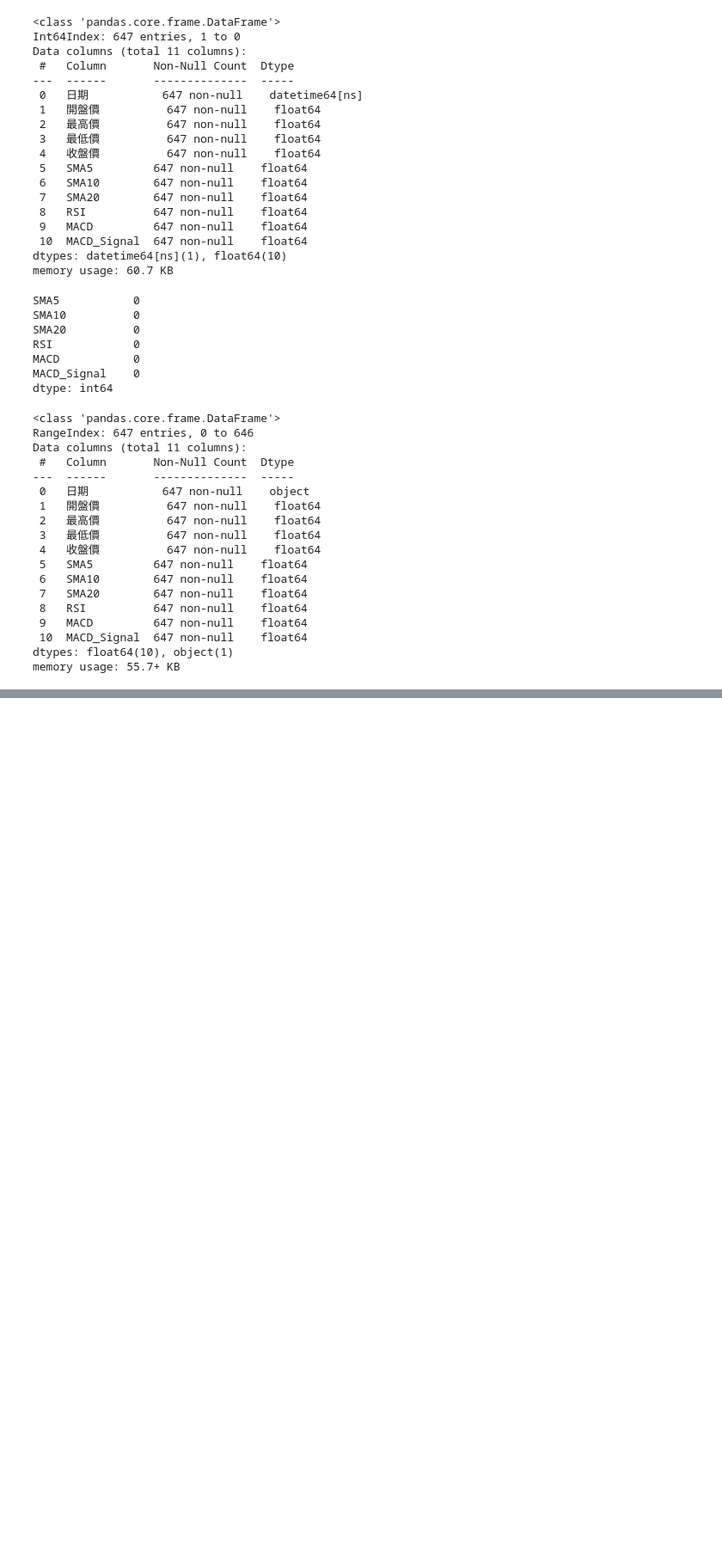
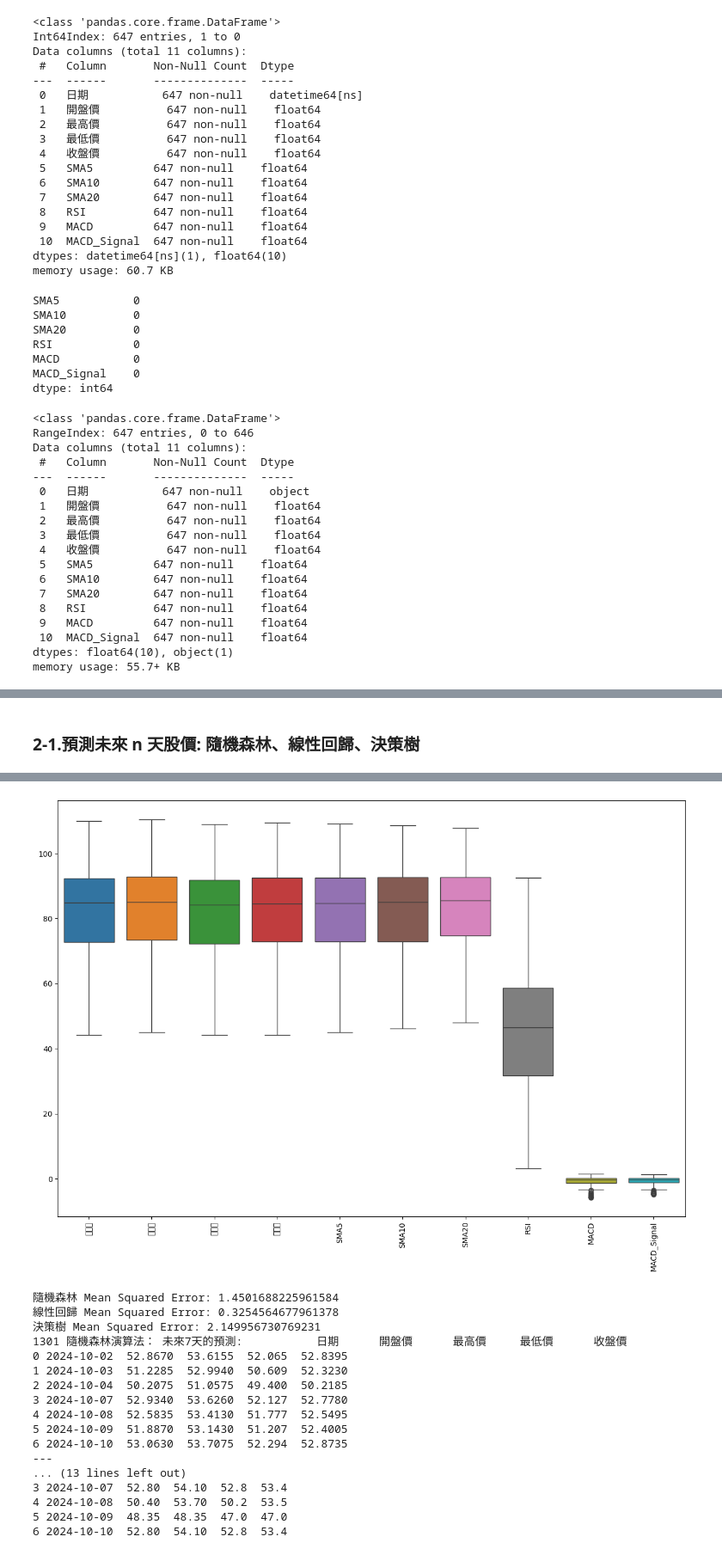
Before and after one commit to aki168/113-financial-big-data-analysis, a Jupyter notebook: week3.ipynb, the cells around one changed output, grey strips where cells are left out. Shown at 86% size. Drawn from its saved outputs; the diff is of its cells as text; code cells hidden in the pictures; blank space fills up the shorter version.

Commit message:
feat: updated chart

```diff
--- a/week3.ipynb
+++ b/week3.ipynb
@@ -256,14 +249,26 @@ memory usage: 220.0+ bytes
+# %% [markdown]
+### 2-1.預測未來 n 天股價: 隨機森林、線性回歸、決策樹
 # %%
 import pandas as pd
 import numpy as np
 from sklearn.model_selection import train_test_split
-from sklearn.ensemble import RandomForestRegressor
 from sklearn.metrics import mean_squared_error
 
+from sklearn.ensemble import RandomForestRegressor
+from sklearn.linear_model import LinearRegression
+from sklearn.tree import DecisionTreeRegressor
+
+# 預測未來 n 天股價 (n = 7)
 predict_days = 7
 
 # 讀取資料
-data = pd.read_csv('stock_data_2330_with_features.csv')
+data = pd.read_csv(f'stock_data_{target_code}_with_features.csv')
+
+# 使用箱型圖檢查異常值
+plt.figure(figsize=(15, 10))
+sns.boxplot(data=data[['開盤價', '最高價', '最低價', '收盤價', 'SMA5', 'SMA10', 'SMA20', 'RSI', 'MACD', 'MACD_Signal']])
+plt.xticks(rotation=90)
+plt.show()
 
 # 特徵選擇
 features = ['SMA5', 'SMA10', 'SMA20', 'RSI', 'MACD', 'MACD_Signal']
@@ -274,15 +279,31 @@ X = data[features]
 y = data[target_columns]
 X_train, X_test, y_train, y_test = train_test_split(X, y, test_size=0.2, random_state=42)
 
-# 訓練模型
+# 訓練 隨機森林 模型
 model = RandomForestRegressor(n_estimators=100, random_state=42)
 model.fit(X_train, y_train)
 
-# 預測
+# 訓練 線性回歸 模型
+lr_model = LinearRegression()
+lr_model.fit(X_train, y_train)
+
+# 訓練 決策樹 模型
+dt_model = DecisionTreeRegressor()
+dt_model.fit(X_train, y_train)
+
+# 評估 隨機森林 模型
 y_pred = model.predict(X_test)
-print(f'Mean Squared Error: {mean_squared_error(y_test, y_pred)}')
+print(f'隨機森林 Mean Squared Error: {mean_squared_error(y_test, y_pred)}')
 
-# 預測未來七天
+# 評估 線性回歸 模型
+y_pred_lr = lr_model.predict(X_test)
+print(f'線性回歸 Mean Squared Error: {mean_squared_error(y_test, y_pred_lr)}')
+
+# 評估 決策樹 模型
+y_pred_dt = dt_model.predict(X_test)
+print(f'決策樹 Mean Squared Error: {mean_squared_error(y_test, y_pred_dt)}')
+
+# 預測未來 n 天
 def predict_future(data, model, features, n_days):
     future_predictions = []
     last_known_features = data[features].iloc[-1].values.reshape(1, -1)
@@ -298,16 +319,28 @@ def predict_future(data, model, features, n_days):
     return future_predictions
 
 future_predictions = predict_future(data, model, features, predict_days)
+future_predictions_lr = predict_future(data, lr_model, features, predict_days)
+future_predictions_dt = predict_future(data, dt_model, features, predict_days)
 
-# 生成未來七天的工作日日期
+# 生成未來 n 天的工作日日期
 last_date = pd.to_datetime(data['日期'].iloc[-1])
 future_dates = pd.bdate_range(start=last_date, periods=predict_days+1)[1:]  # +1 是因為 bdate_range 包含起始日期
 
-# 將日期與預測結果結合
+# 將日期與預測結果結合：隨機森林
 future_df = pd.DataFrame(future_predictions, columns=target_columns)
 future_df['日期'] = future_dates
+future_df = future_df[['日期'] + target_columns]
+print(f'{target_code} 隨機森林演算法： 未來{predict_days}天的預測: {future_df}\n---')
 
-future_df = future_df[['日期'] + target_columns]
+# 將日期與預測結果結合：線性回歸
+future_df_lr = pd.DataFrame(future_predictions_lr, columns=target_columns)
+future_df_lr['日期'] = future_dates
+future_df_lr = future_df_lr[['日期'] + target_columns]
+print(f'{target_code} 線性回歸演算法： 未來{predict_days}天的預測: {future_df_lr}\n---')
 
-print(f'未來七天的預測: {future_df}')
+# 將日期與預測結果結合：決策樹
+future_df_dt = pd.DataFrame(future_predictions_dt, columns=target_columns)
+future_df_dt['日期'] = future_dates
+future_df_dt = future_df_dt[['日期'] + target_columns]
+print(f'{target_code} 決策樹演算法： 未來{predict_days}天的預測: {future_df_dt}')
 # %% [output]
@@ -322,0 +366,18 @@ Mean Squared Error: 90.25979711538453
+[figure, added]
+隨機森林 Mean Squared Error: 1.4501688225961584
+線性回歸 Mean Squared Error: 0.3254564677961378
+決策樹 Mean Squared Error: 2.149956730769231
+1301 隨機森林演算法： 未來7天的預測:           日期      開盤價      最高價     最低價      收盤價
+0 2024-10-02  52.8670  53.6155  52.065  52.8395
+1 2024-10-03  51.2285  52.9940  50.609  52.3230
+2 2024-10-04  50.2075  51.0575  49.400  50.2185
+3 2024-10-07  52.9340  53.6260  52.127  52.7780
+4 2024-10-08  52.5835  53.4130  51.777  52.5495
+5 2024-10-09  51.8870  53.1430  51.207  52.4005
+6 2024-10-10  53.0630  53.7075  52.294  52.8735
+---
+... (13 lines left out)
+3 2024-10-07  52.80  54.10  52.8  53.4
+4 2024-10-08  50.40  53.70  50.2  53.5
+5 2024-10-09  48.35  48.35  47.0  47.0
+6 2024-10-10  52.80  54.10  52.8  53.4
```
Also changed, not shown: parts of 20 cells of this notebook, 2 other files.
